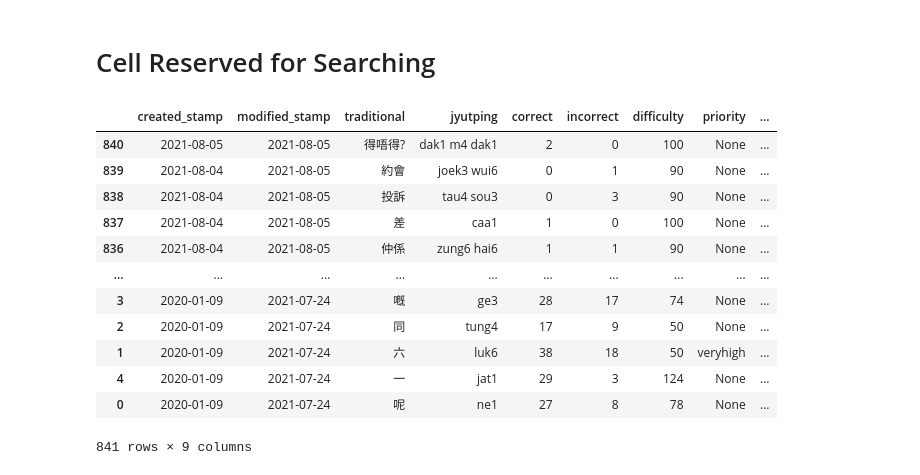
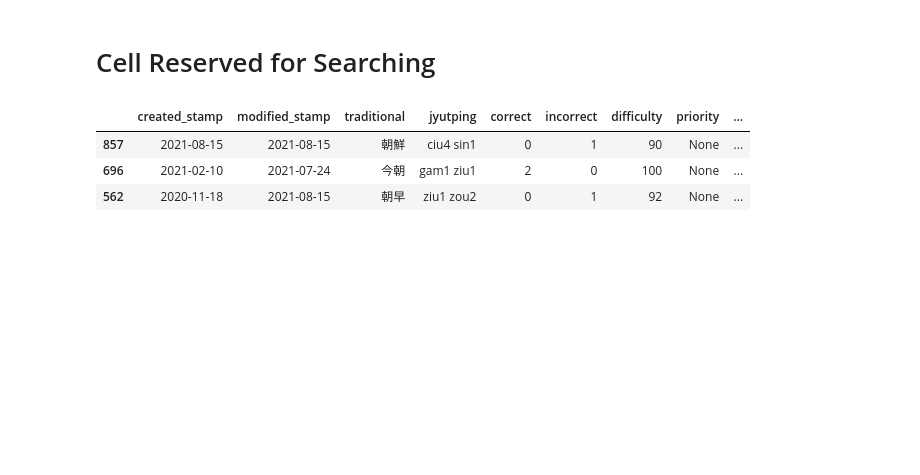
Before and after one commit to tina-may/tina-pleco, a Jupyter notebook: updated_0.ipynb, the cells around one changed output. Cells and saved outputs as stored; diff of their text form; code cells hidden in the pictures; blank space fills up the shorter version.

```diff
--- a/updated_0.ipynb
+++ b/updated_0.ipynb
@@ -112,21 +112,12 @@ cards_frame.sample(frac=1).head(30)
 # %% [markdown]
 # Cell Reserved for Searching
 # %%
-cards_frame[cards_frame.jyutping.str.contains('')]
+cards_frame[cards_frame.traditional.str.contains('朝')]
 # %% [output]
 |  | created_stamp | modified_stamp | traditional | jyutping | correct | incorrect | difficulty | priority | ... |
-| 840 | 2021-08-05 | 2021-08-05 | 得唔得? | dak1 m4 dak1 | 2 | 0 | 100 | None | ... |
-| 839 | 2021-08-04 | 2021-08-05 | 約會 | joek3 wui6 | 0 | 1 | 90 | None | ... |
-| 838 | 2021-08-04 | 2021-08-05 | 投訴 | tau4 sou3 | 0 | 3 | 90 | None | ... |
-| 837 | 2021-08-04 | 2021-08-05 | 差 | caa1 | 1 | 0 | 100 | None | ... |
-| 836 | 2021-08-04 | 2021-08-05 | 仲係 | zung6 hai6 | 1 | 1 | 90 | None | ... |
-| ... | ... | ... | ... | ... | ... | ... | ... | ... | ... |
-| 3 | 2020-01-09 | 2021-07-24 | 嘅 | ge3 | 28 | 17 | 74 | None | ... |
-| 2 | 2020-01-09 | 2021-07-24 | 同 | tung4 | 17 | 9 | 50 | None | ... |
-| 1 | 2020-01-09 | 2021-07-24 | 六 | luk6 | 38 | 18 | 50 | veryhigh | ... |
-| 4 | 2020-01-09 | 2021-07-24 | 一 | jat1 | 29 | 3 | 124 | None | ... |
-| 0 | 2020-01-09 | 2021-07-24 | 呢 | ne1 | 27 | 8 | 78 | None | ... |
+| 857 | 2021-08-15 | 2021-08-15 | 朝鮮 | ciu4 sin1 | 0 | 1 | 90 | None | ... |
+| 696 | 2021-02-10 | 2021-07-24 | 今朝 | gam1 ziu1 | 2 | 0 | 100 | None | ... |
+| 562 | 2020-11-18 | 2021-08-15 | 朝早 | ziu1 zou2 | 0 | 1 | 92 | None | ... |
-841 rows × 9 columns
 # %%
 import datetime
 
```
Also changed, not shown: parts of 4 cells of this notebook, 2 other files.
